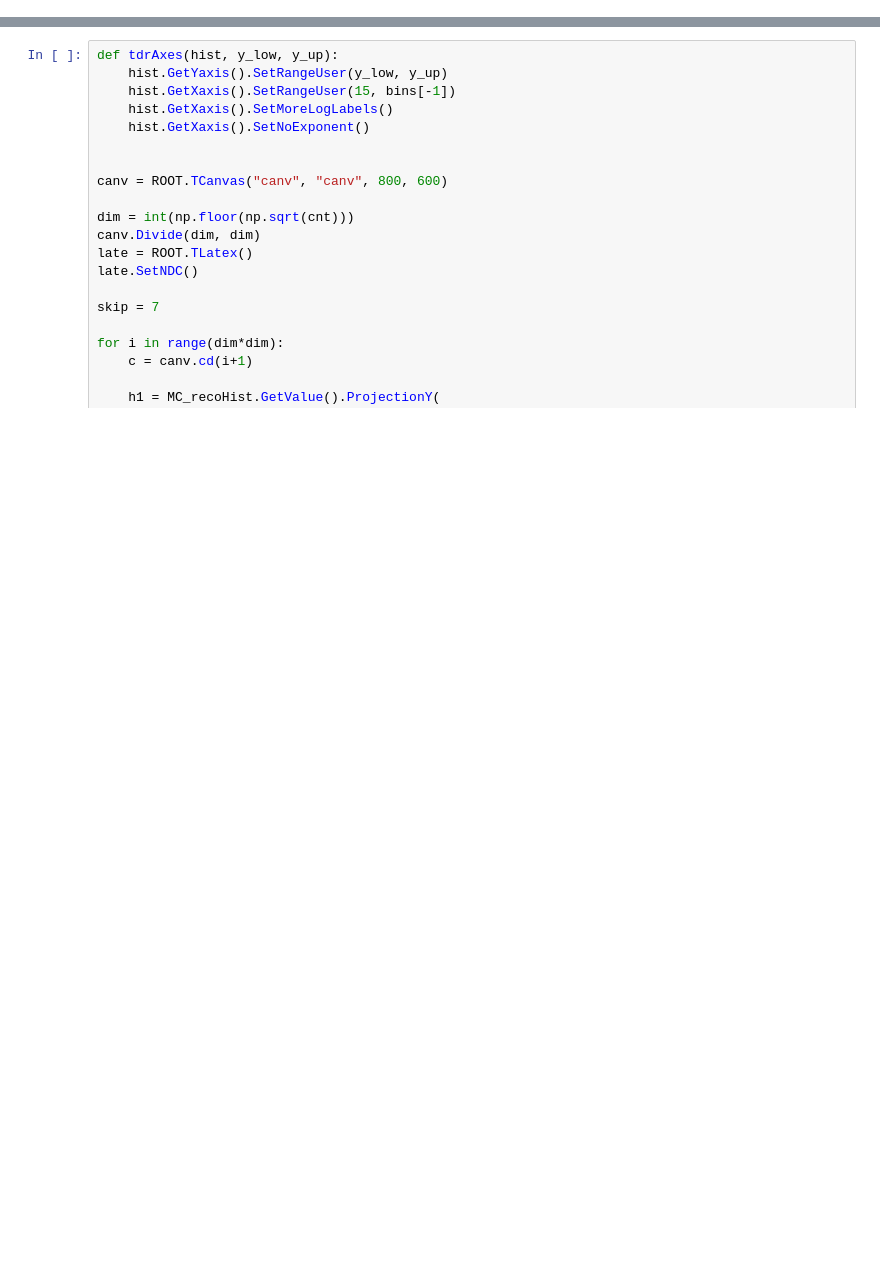
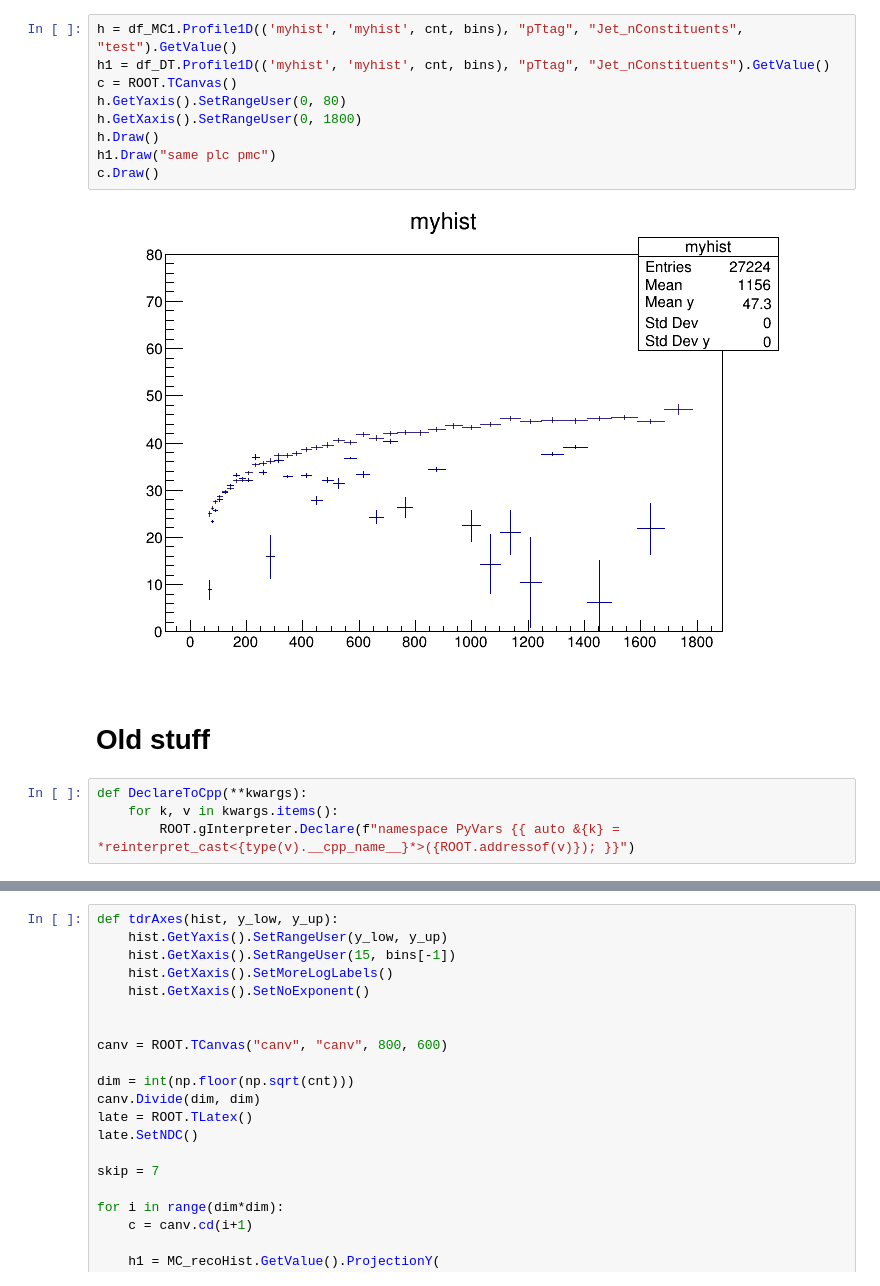
Before and after one commit to toicca/CERN_summer2022, a Jupyter notebook: weighting/DTvMC.ipynb, the cells around one changed output, grey strips where cells are left out. Saved outputs shown, nothing was run; the diff lists cells and outputs as text; blank space fills up the shorter version.

```diff
--- a/weighting/weight_analysis par.ipynb
+++ b/weighting/DTvMC.ipynb
@@ -218,3 +243,20 @@ Info in <TCanvas::MakeDefCanvas>:  created default TCanvas with name c1
+# %%
+h = df_MC1.Profile1D(('myhist', 'myhist', cnt, bins), "pTtag", "Jet_nConstituents", "test").GetValue()
+h1 = df_DT.Profile1D(('myhist', 'myhist', cnt, bins), "pTtag", "Jet_nConstituents").GetValue()
+c = ROOT.TCanvas()
+h.GetYaxis().SetRangeUser(0, 80)
+h.GetXaxis().SetRangeUser(0, 1800)
+h.Draw()
+h1.Draw("same plc pmc")
+c.Draw()
+# %% [output]
+[figure, added]
+# %% [markdown]
+# Old stuff
+# %%
+def DeclareToCpp(**kwargs):
+    for k, v in kwargs.items():
+        ROOT.gInterpreter.Declare(f"namespace PyVars {{ auto &{k} = *reinterpret_cast<{type(v).__cpp_name__}*>({ROOT.addressof(v)}); }}")
 # %%
 %jsroot on
 h1 = MC_recoHist.GetValue().ProjectionY(f"_reyuco", 18, 18)
```
Also changed, not shown: parts of 38 cells of this notebook, 21 other files.
